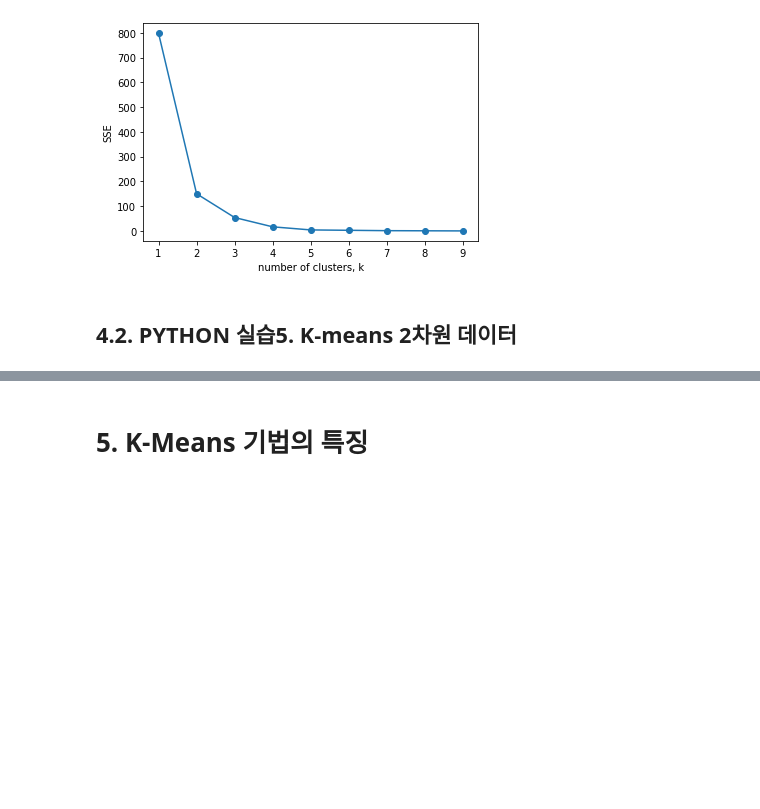
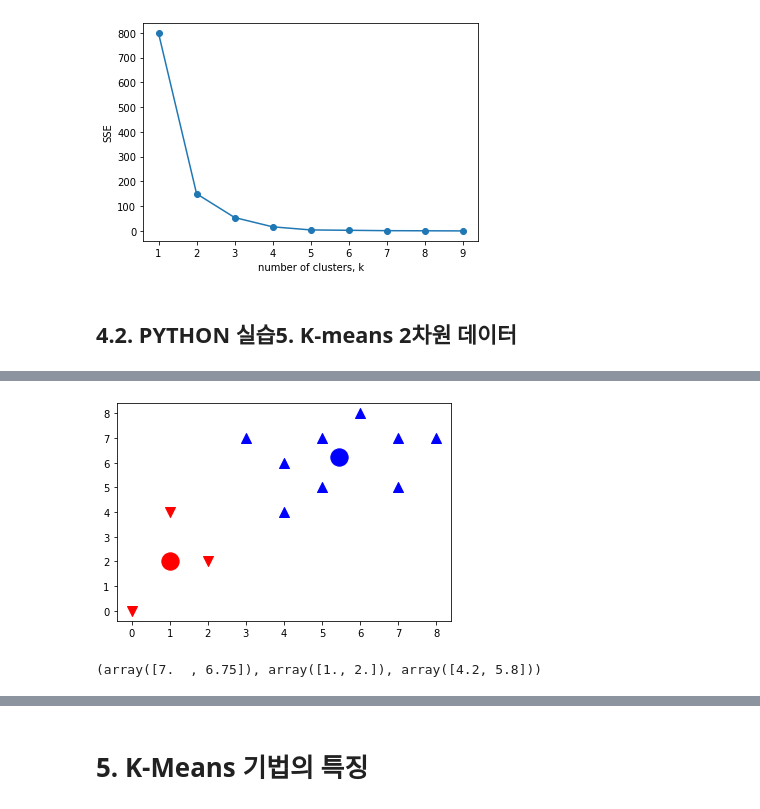
Before and after one commit to seareale/2020-dataCampus-yonsei, a Jupyter notebook: Clustering/군집분석.ipynb, the cells around one changed output, grey strips where cells are left out. Cells and saved outputs as stored; diff of their text form; code cells hidden in the pictures; blank space fills up the shorter version.

```diff
--- a/Clustering/군집분석.ipynb
+++ b/Clustering/군집분석.ipynb
@@ -672,0 +681,13 @@ plt.show()
+# %%
+def plot_cluster(model):
+    size = len(model.cluster_centers_)
+
+    m_set = ['v', '^','s', 'o']
+    c_set = ['r', 'b', 'g', 'y']
+
+    for i in range(size):
+        plt.scatter(X[model.labels_ == i,0],
+               X[model.labels_ == i,1], s = 100, marker = m_set[i], c = c_set[i])
+        plt.scatter(model.cluster_centers_[i][0], model.cluster_centers_[i][1], s=300, c =c_set[i])
+
+    plt.show()
@@ -672,0 +701,11 @@ plt.show()
+# %%
+plot_cluster(model2)
+# %% [output]
+[figure, added]
+# %%
+# k = 3
+model3 = KMeans(n_clusters = 3, init = 'random', n_init = 10, max_iter = 100).fit(X)
+c30, c31, c32 = model3.cluster_centers_
+c30, c31, c32
+# %% [output]
+(array([7.  , 6.75]), array([1., 2.]), array([4.2, 5.8]))
```
Also changed, not shown: parts of 21 cells of this notebook, 10 other files.
